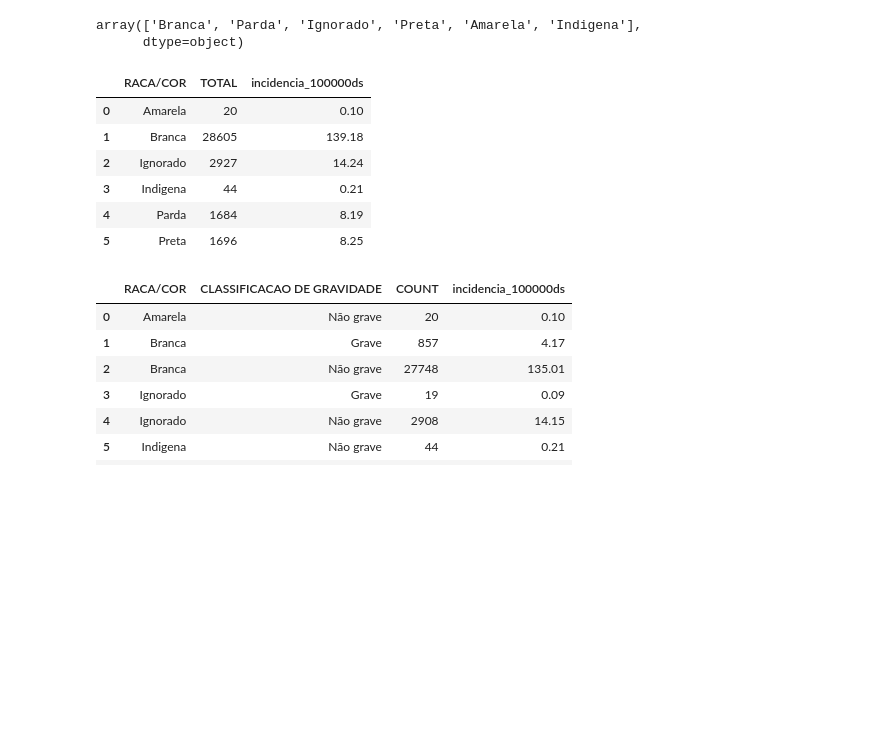
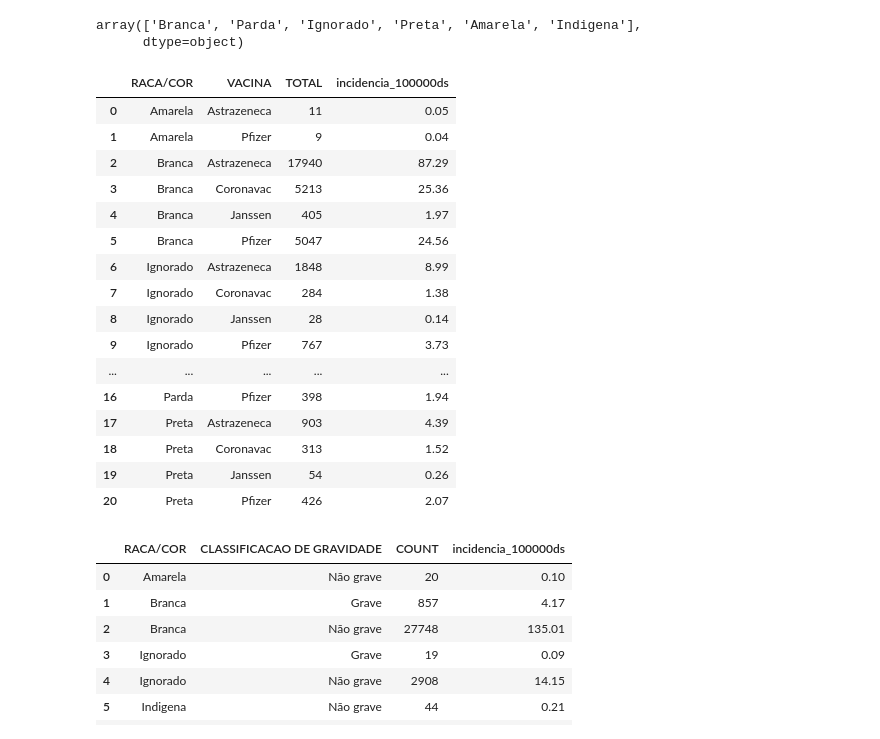
Before and after one commit to NatanaelKlein21/script-boletim-epidemiologico-01-de-2022, a Jupyter notebook: scrip_incidencia_geral_BE06.ipynb, the cells around one changed output. Drawn from its saved outputs; the diff is of its cells as text; code cells hidden in the pictures; blank space fills up the shorter version.

```diff
--- a/scrip_incidencia_geral_BE06.ipynb
+++ b/scrip_incidencia_geral_BE06.ipynb
@@ -960,20 +1024,30 @@ df_raca = df_eventos.copy()
 # %%
 # total
-df_raca_total = df_raca[['RACA/COR']]
+df_raca_total = df_raca[['RACA/COR', 'VACINA']]
 df_raca_total['TOTAL'] = 1
-df_raca_total = df_raca_total.groupby(by=['RACA/COR']).sum().reset_index()
+df_raca_total = df_raca_total.groupby(by=['RACA/COR', 'VACINA']).sum().reset_index()
 
 # incidencia
 df_raca_total['incidencia_100000ds'] = round((df_raca_total['TOTAL']/total_aplicadas*100000),2)
 df_raca_total
 # %% [output]
-|  | RACA/COR | TOTAL | incidencia_100000ds |
-| 0 | Amarela | 20 | 0.10 |
-| 1 | Branca | 28605 | 139.18 |
-| 2 | Ignorado | 2927 | 14.24 |
-| 3 | Indigena | 44 | 0.21 |
-| 4 | Parda | 1684 | 8.19 |
-| 5 | Preta | 1696 | 8.25 |
+|  | RACA/COR | VACINA | TOTAL | incidencia_100000ds |
+| 0 | Amarela | Astrazeneca | 11 | 0.05 |
+| 1 | Amarela | Pfizer | 9 | 0.04 |
+| 2 | Branca | Astrazeneca | 17940 | 87.29 |
+| 3 | Branca | Coronavac | 5213 | 25.36 |
+| 4 | Branca | Janssen | 405 | 1.97 |
+| 5 | Branca | Pfizer | 5047 | 24.56 |
+| 6 | Ignorado | Astrazeneca | 1848 | 8.99 |
+| 7 | Ignorado | Coronavac | 284 | 1.38 |
+| 8 | Ignorado | Janssen | 28 | 0.14 |
+| 9 | Ignorado | Pfizer | 767 | 3.73 |
+| ... | ... | ... | ... | ... |
+| 16 | Parda | Pfizer | 398 | 1.94 |
+| 17 | Preta | Astrazeneca | 903 | 4.39 |
+| 18 | Preta | Coronavac | 313 | 1.52 |
+| 19 | Preta | Janssen | 54 | 0.26 |
+| 20 | Preta | Pfizer | 426 | 2.07 |
 # %%
 # por gravidade
 df_raca_gravidade = df_raca[['RACA/COR', 'CLASSIFICACAO DE GRAVIDADE']]
```
Also changed, not shown: parts of 33 cells of this notebook, 5 other files.
